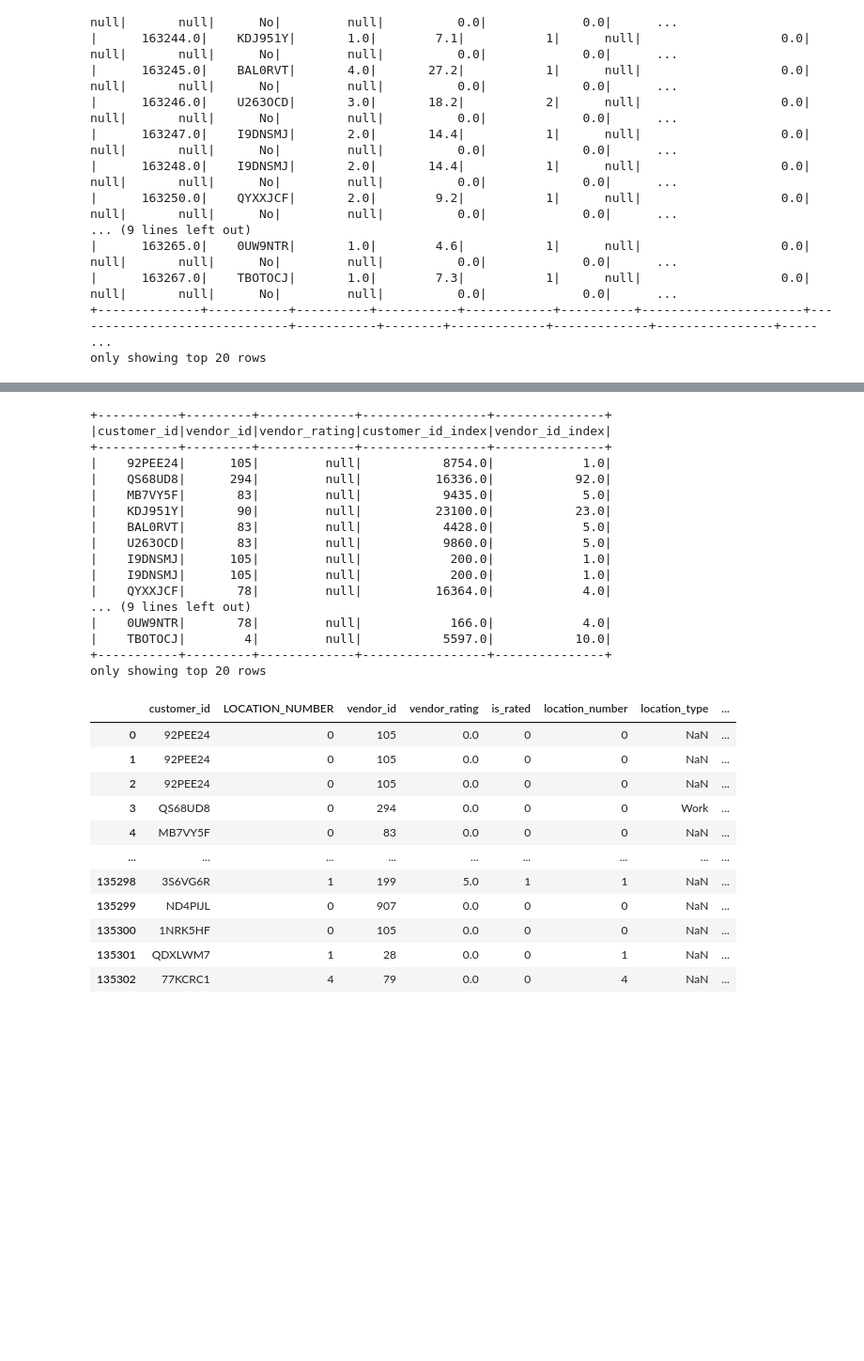
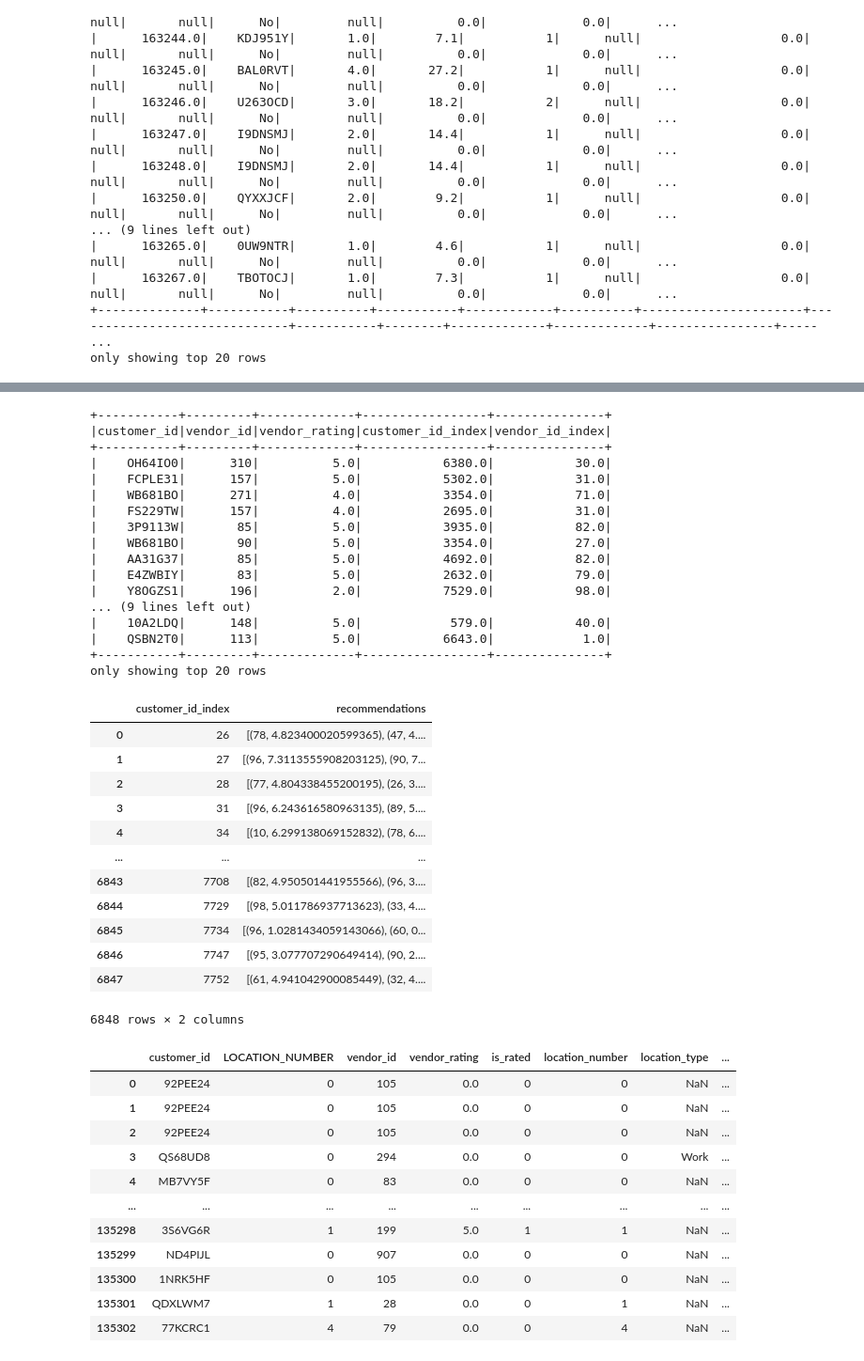
Before and after one commit to Bast-94/Restaurant-Recommander-System, a Jupyter notebook: notebook.ipynb, the cells around one changed output, grey strips where cells are left out. Shown at 94% size. Saved outputs shown, nothing was run; the diff lists cells and outputs as text; code cells hidden in the pictures; blank space fills up the shorter version.

```diff
--- a/notebook.ipynb
+++ b/notebook.ipynb
@@ -84,27 +87,64 @@ indexer = [
     StringIndexer(inputCol=column, outputCol=column + "_index")
     for column in list(set(df_ratings.columns) - set(["vendor_rating"]))
 ]
+
 pipeline = Pipeline(stages=indexer)
 transformed = pipeline.fit(df_ratings).transform(df_ratings)
+transformed = transformed.withColumn(
+    "vendor_rating", transformed["vendor_rating"].cast("float")
+)
 transformed.show()
 # %% [output]
 +-----------+---------+-------------+-----------------+---------------+
 |customer_id|vendor_id|vendor_rating|customer_id_index|vendor_id_index|
 +-----------+---------+-------------+-----------------+---------------+
-|    92PEE24|      105|         null|           8754.0|            1.0|
-|    QS68UD8|      294|         null|          16336.0|           92.0|
-|    MB7VY5F|       83|         null|           9435.0|            5.0|
-|    KDJ951Y|       90|         null|          23100.0|           23.0|
-|    BAL0RVT|       83|         null|           4428.0|            5.0|
-|    U263OCD|       83|         null|           9860.0|            5.0|
-|    I9DNSMJ|      105|         null|            200.0|            1.0|
-|    I9DNSMJ|      105|         null|            200.0|            1.0|
-|    QYXXJCF|       78|         null|          16364.0|            4.0|
+|    OH64IO0|      310|          5.0|           6380.0|           30.0|
+|    FCPLE31|      157|          5.0|           5302.0|           31.0|
+|    WB681BO|      271|          4.0|           3354.0|           71.0|
+|    FS229TW|      157|          4.0|           2695.0|           31.0|
+|    3P9113W|       85|          5.0|           3935.0|           82.0|
+|    WB681BO|       90|          5.0|           3354.0|           27.0|
+|    AA31G37|       85|          5.0|           4692.0|           82.0|
+|    E4ZWBIY|       83|          5.0|           2632.0|           79.0|
+|    Y8OGZS1|      196|          2.0|           7529.0|           98.0|
 ... (9 lines left out)
-|    0UW9NTR|       78|         null|            166.0|            4.0|
-|    TBOTOCJ|        4|         null|           5597.0|           10.0|
+|    10A2LDQ|      148|          5.0|            579.0|           40.0|
+|    QSBN2T0|      113|          5.0|           6643.0|            1.0|
 +-----------+---------+-------------+-----------------+---------------+
 only showing top 20 rows
+# %%
+(training, test) = transformed.randomSplit([0.8, 0.2], seed=16)
+# %%
+als = ALS(
+    maxIter=5,
+    regParam=0.09,
+    rank=25,
+    userCol="customer_id_index",
+    itemCol="vendor_id_index",
+    ratingCol="vendor_rating",
+    coldStartStrategy="drop",
+    nonnegative=True,
+)
+
+model = als.fit(training)
+# %%
+recs = model.recommendForAllUsers(20).toPandas()
+# %%
+recs
+# %% [output]
+|  | customer_id_index | recommendations |
+| 0 | 26 | [(78, 4.823400020599365), (47, 4.... |
+| 1 | 27 | [(96, 7.3113555908203125), (90, 7... |
+| 2 | 28 | [(77, 4.804338455200195), (26, 3.... |
+| 3 | 31 | [(96, 6.243616580963135), (89, 5.... |
+| 4 | 34 | [(10, 6.299138069152832), (78, 6.... |
+| ... | ... | ... |
+| 6843 | 7708 | [(82, 4.950501441955566), (96, 3.... |
+| 6844 | 7729 | [(98, 5.011786937713623), (33, 4.... |
+| 6845 | 7734 | [(96, 1.0281434059143066), (60, 0... |
+| 6846 | 7747 | [(95, 3.077707290649414), (90, 2.... |
+| 6847 | 7752 | [(61, 4.941042900085449), (32, 4.... |
+6848 rows × 2 columns
 # %%
 # Données relatives aux commandes des customers aux vendors
 order_df = pd.read_csv(os.path.join(DATA_DIRECTORY, "orders.csv"))
```
Also changed, not shown: parts of 1 cell of this notebook.
